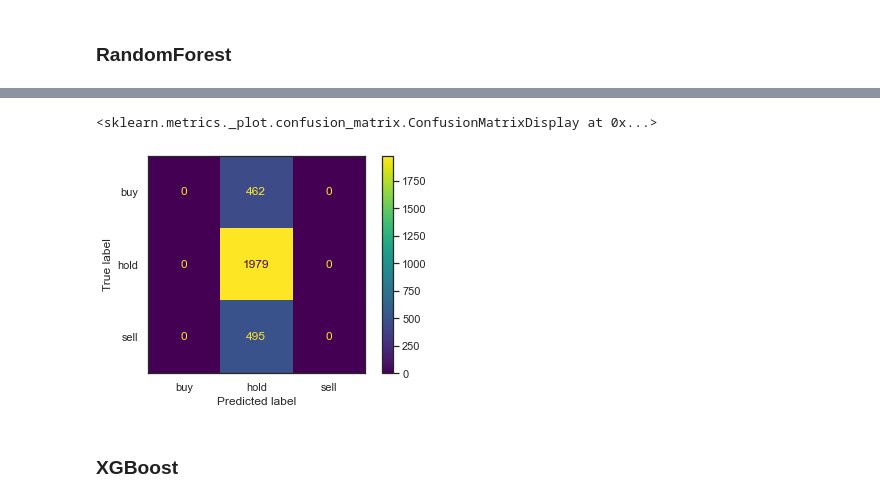
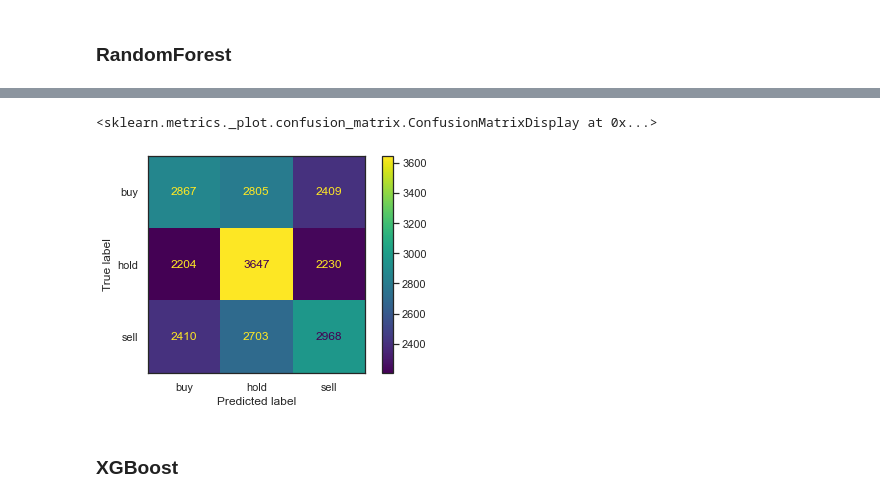
Before and after one commit to ghcn345/Stock-Market-Prediction, a Jupyter notebook: stock_market_Classification.ipynb, the cells around one changed output, grey strips where cells are left out. Drawn from its saved outputs; the diff is of its cells as text; code cells hidden in the pictures.

```diff
--- a/stock_market_Classification.ipynb
+++ b/stock_market_Classification.ipynb
@@ -401,8 +385,8 @@ weighted avg       0.45      0.67      0.54      2936
-# %%
-plot_confusion_matrix(grid_svm, X_test, y_test)
-# %% [output]
-<sklearn.metrics._plot.confusion_matrix.ConfusionMatrixDisplay at 0x...>
-[figure, removed]
+# %%
+plot_confusion_matrix(grid_rf, X_train, y_train)
+# %% [output]
+<sklearn.metrics._plot.confusion_matrix.ConfusionMatrixDisplay at 0x...>
+[figure, added]
 # %% [markdown]
 ### XGBoost
 # %%
```
Also changed, not shown: parts of 10 cells of this notebook.
